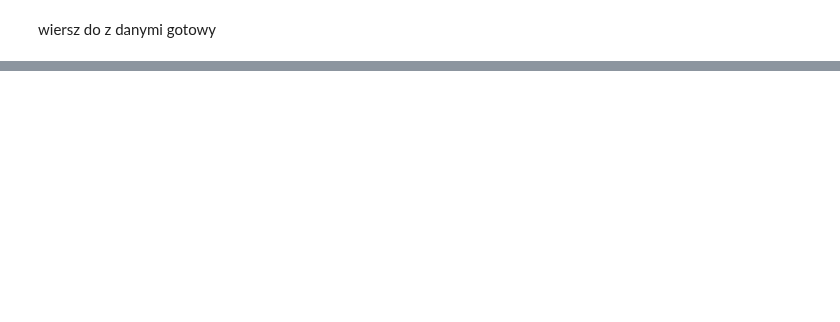
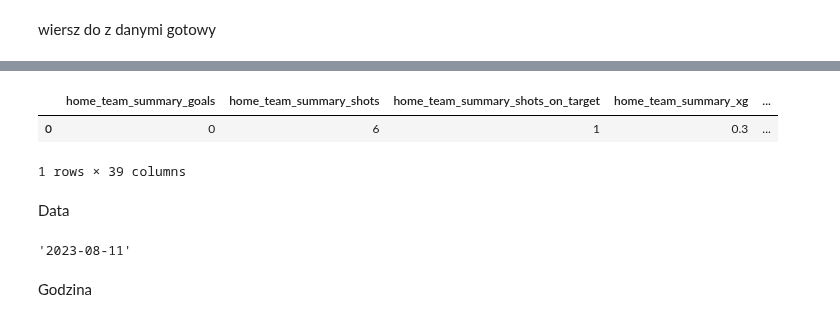
Before and after one commit to MikoPat/Football-match-results-predictions, a Jupyter notebook: Poc/test_caly_html.ipynb, the cells around one changed output, grey strips where cells are left out. Drawn from its saved outputs; the diff is of its cells as text; code cells hidden in the pictures; blank space fills up the shorter version.

Commit message:
data form one match to mongo

```diff
--- a/Poc/test_caly_html.ipynb
+++ b/Poc/test_caly_html.ipynb
@@ -140,0 +184,49 @@ wiersz do z danymi gotowy
+# %%
+df = df.T
+# %%
+df1 = df[["home_team_summary_goals",
+"home_team_summary_shots",
+"home_team_summary_shots_on_target",
+"home_team_summary_xg",
+"home_team_summary_npxg",
+"home_team_summary_xg_assist",
+"home_team_summary_sca",
+"home_team_summary_gca",
+"home_team_passes_xg_assist",
+"home_team_passes_passes_into_final_third",
+"home_team_passes_passes_into_penalty_area",
+"home_team_passes_crosses_into_penalty_area",
+"home_team_possesion_touches_att_3rd",
+"home_team_possesion_touches_att_pen_area",
+"home_team_defensive_tackles_def_3rd",
+"home_team_defensive_tackles_mid_3rd",
+"home_team_defensive_blocked_shots",
+"home_team_defensive_errors",
+"home_team_miscellaneous_ball_recoveries",
+"away_team_summary_goals",
+"away_team_summary_shots",
+"away_team_summary_shots_on_target",
+"away_team_summary_xg",
+"away_team_summary_npxg",
+"away_team_summary_xg_assist",
+"away_team_summary_sca",
+"away_team_summary_gca",
+"away_team_passes_xg_assist",
+"away_team_passes_passes_into_final_third",
+"away_team_passes_passes_into_penalty_area",
+"away_team_passes_crosses_into_penalty_area",
+"away_team_possesion_touches_att_3rd",
+"away_team_possesion_touches_att_pen_area",
+"away_team_defensive_tackles_def_3rd",
+"away_team_defensive_tackles_mid_3rd",
+"away_team_defensive_blocked_shots",
+"away_team_defensive_errors",
+"away_team_miscellaneous_ball_recoveries"]]
+# %%
+df1
+# %% [output]
+|  | home_team_summary_goals | home_team_summary_shots | home_team_summary_shots_on_target | home_team_summary_xg | ... |
+| 0 | 0 | 6 | 1 | 0.3 | ... |
+1 rows × 39 columns
+# %% [markdown]
+Data
@@ -140,0 +236,4 @@ wiersz do z danymi gotowy
+# %%
+date_of_match
+# %% [output]
+'2023-08-11'
@@ -140,0 +242,2 @@ wiersz do z danymi gotowy
+# %% [markdown]
+Godzina
```
Also changed, not shown: parts of 21 cells of this notebook, 10 other files.
